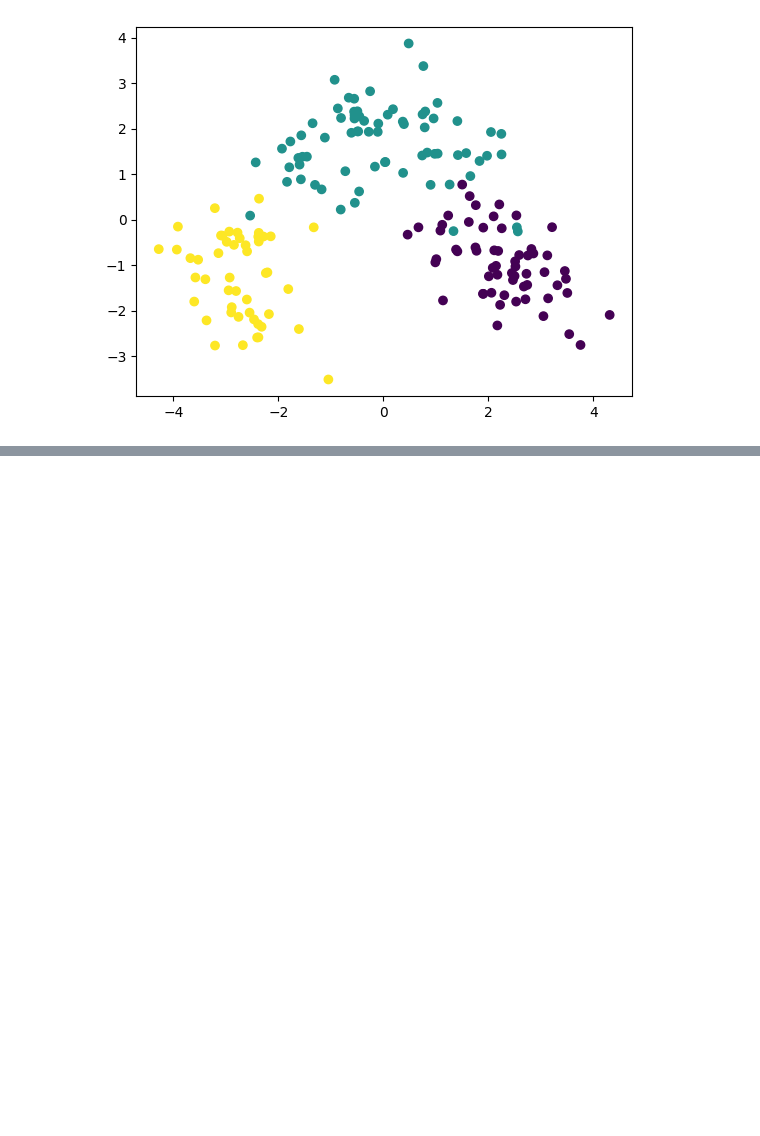
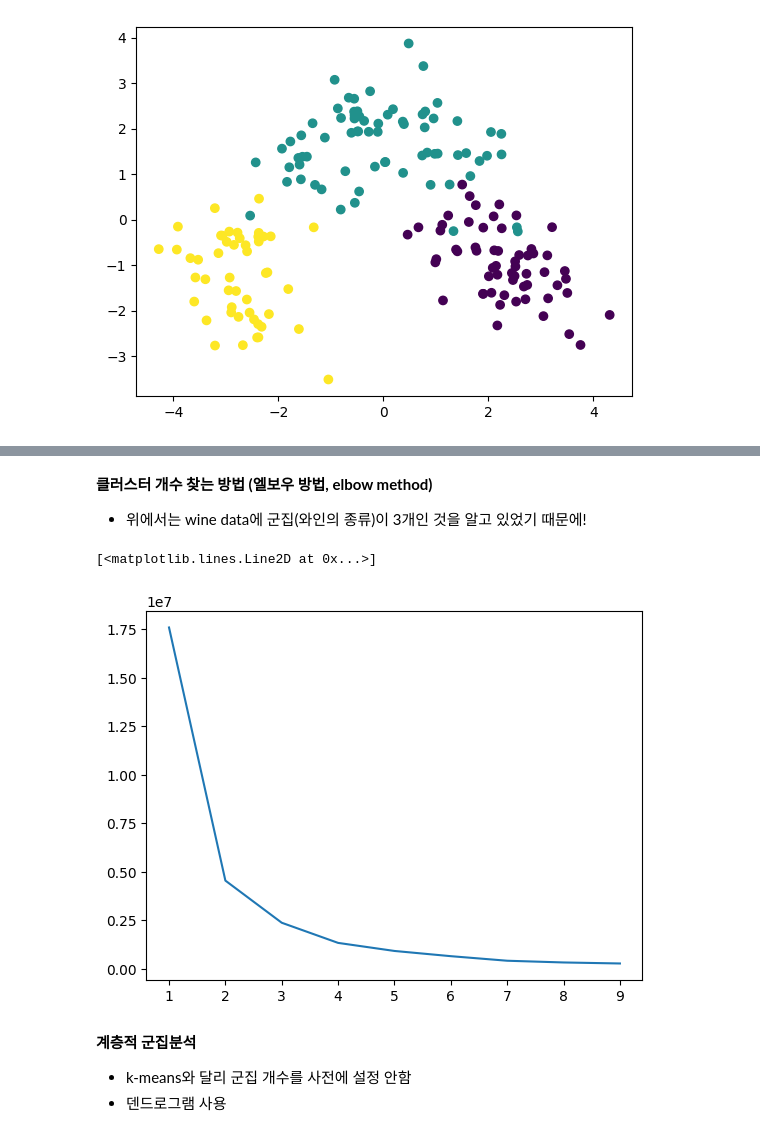
Before and after one commit to HWMV/MachineLearn, a Jupyter notebook: Machine_learning6.ipynb, the cells around one changed output, grey strips where cells are left out. Cells and saved outputs as stored; diff of their text form; code cells hidden in the pictures; blank space fills up the shorter version.

```diff
--- a/Machine_learning6.ipynb
+++ b/Machine_learning6.ipynb
@@ -273,0 +371,21 @@ plt.scatter(df.iloc[:,0],df.iloc[:,1],c=dataset.target)
+# %% [markdown]
+**클러스터 개수 찾는 방법 (엘보우 방법, elbow method)**
+
+* 위에서는 wine data에 군집(와인의 종류)이 3개인 것을 알고 있었기 때문에!
+# %%
+# 군집 수 찾기 (시각화를 통해 대략적인 군집 수 확인 하는 것! elbow로)
+inertia = []
+for i in range(1,10):
+    kmeans = KMeans(n_clusters=i, random_state=2022)
+    kmeans.fit(data)      # 노드 영상에서는 df 했는데 됐을까?
+    inertia.append(kmeans.inertia_)
+
+plt.plot(range(1,10),inertia)
+# x축이 클러스트 숫자, 완만해 지는 지점에서 클러스트 수 지정
+# %% [output]
+[<matplotlib.lines.Line2D at 0x...>]
+[figure, added]
+# %% [markdown]
+**계층적 군집분석**
+* k-means와 달리 군집 개수를 사전에 설정 안함
+* 덴드로그램 사용
```
Also changed, not shown: parts of 20 cells of this notebook.
